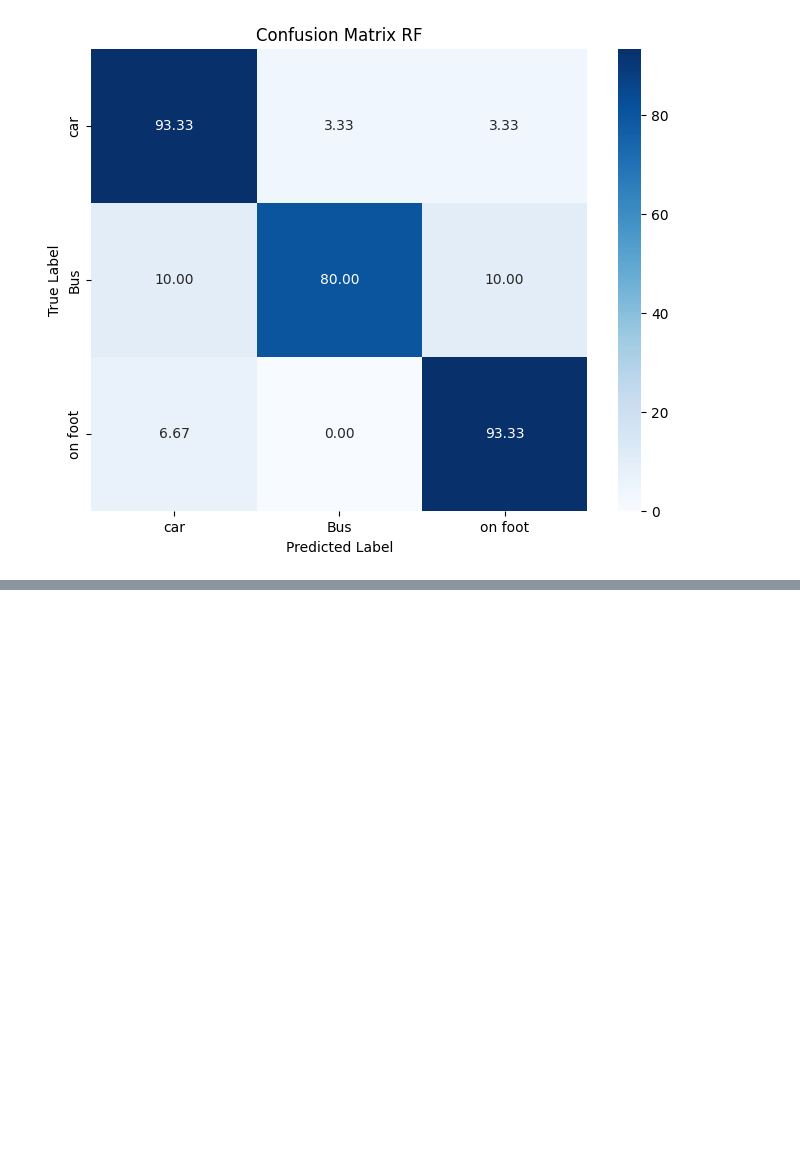
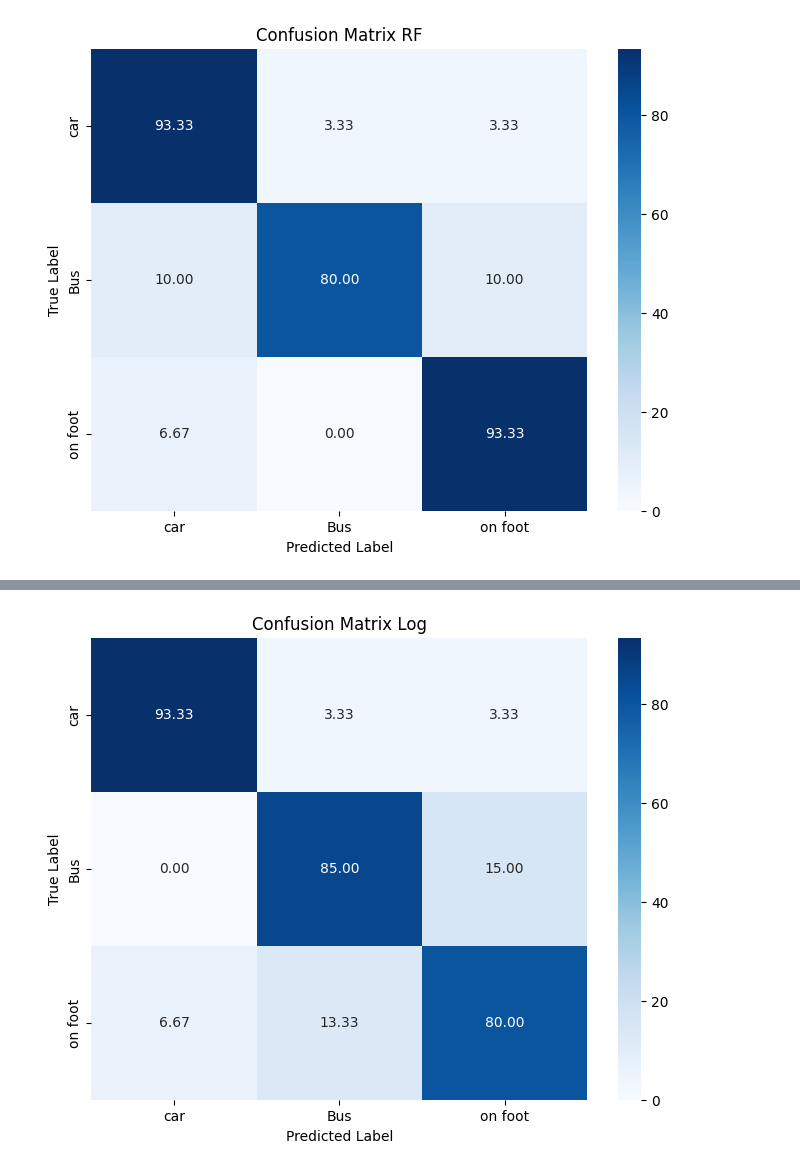
Before and after one commit to MariosMelach/Marios-Thesis, a Jupyter notebook: Sample_Thessaloniki-Copy1.ipynb, the cells around one changed output, grey strips where cells are left out. Cells and saved outputs as stored; diff of their text form; code cells hidden in the pictures; blank space fills up the shorter version.

```diff
--- a/Sample_Thessaloniki-Copy1.ipynb
+++ b/Sample_Thessaloniki-Copy1.ipynb
@@ -586,0 +618,2 @@ plt.show()
+# %%
+y_pred_log = logreg_model.predict(X_test)
@@ -586,0 +662,14 @@ plt.show()
+# %%
+class_labels=["car", "Bus", "on foot"]
+
+conf_matrix_log = confusion_matrix(y_test, y_pred_log)
+plt.figure(figsize=(8, 6))
+class_accuracies = np.diag(conf_matrix_log) / conf_matrix_log.sum(axis=1)
+conf_matrix_percentages_log = (conf_matrix_log.T / conf_matrix_log.sum(axis=1)).T * 100
+sns.heatmap(conf_matrix_percentages_log, annot=True, fmt=".2f", cmap='Blues', xticklabels=class_labels, yticklabels=class_labels)
+plt.title('Confusion Matrix Log')
+plt.xlabel('Predicted Label')
+plt.ylabel('True Label')
+plt.show()
+# %% [output]
+[figure, added]
```
Also changed, not shown: parts of 12 cells of this notebook, 3 other files.
